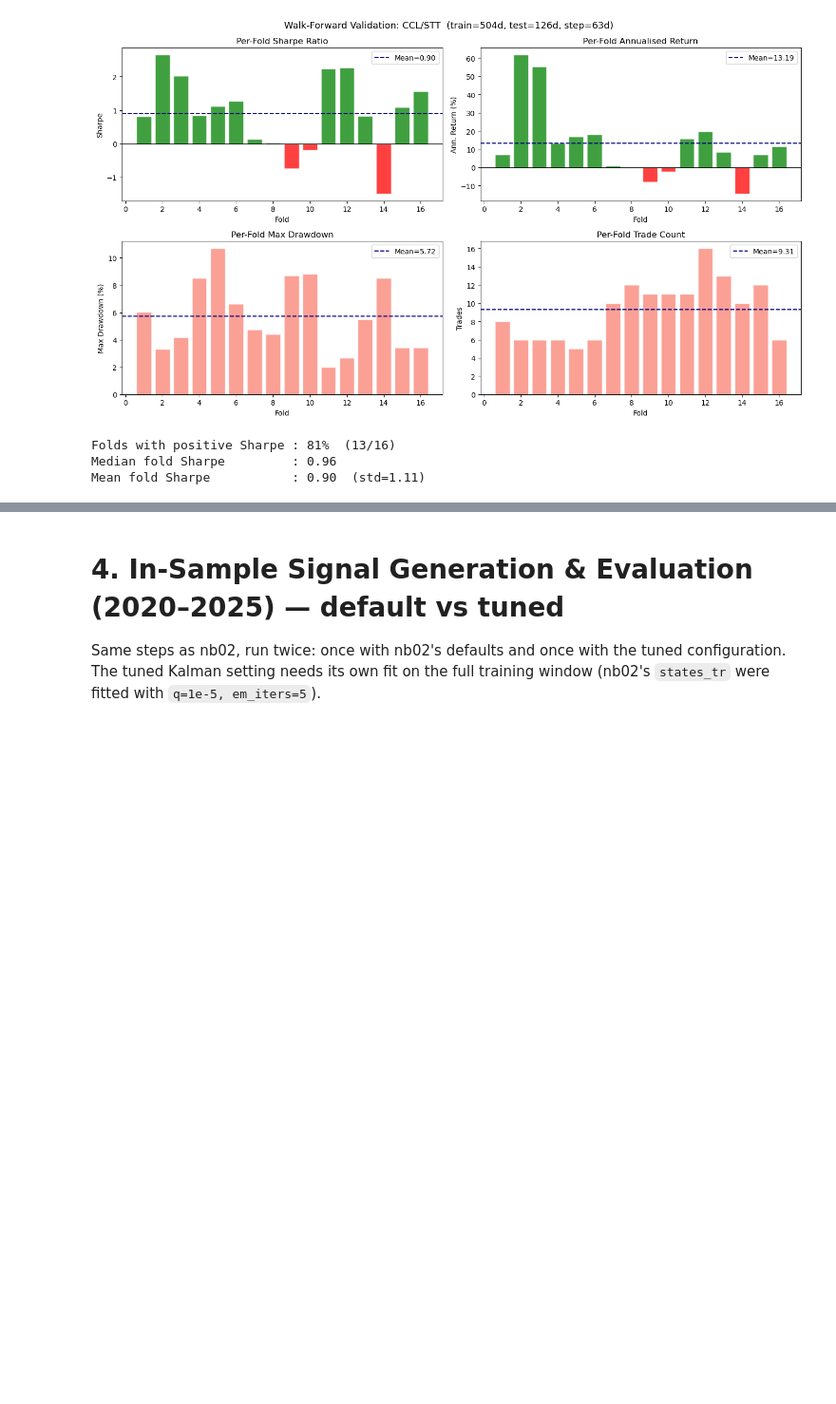
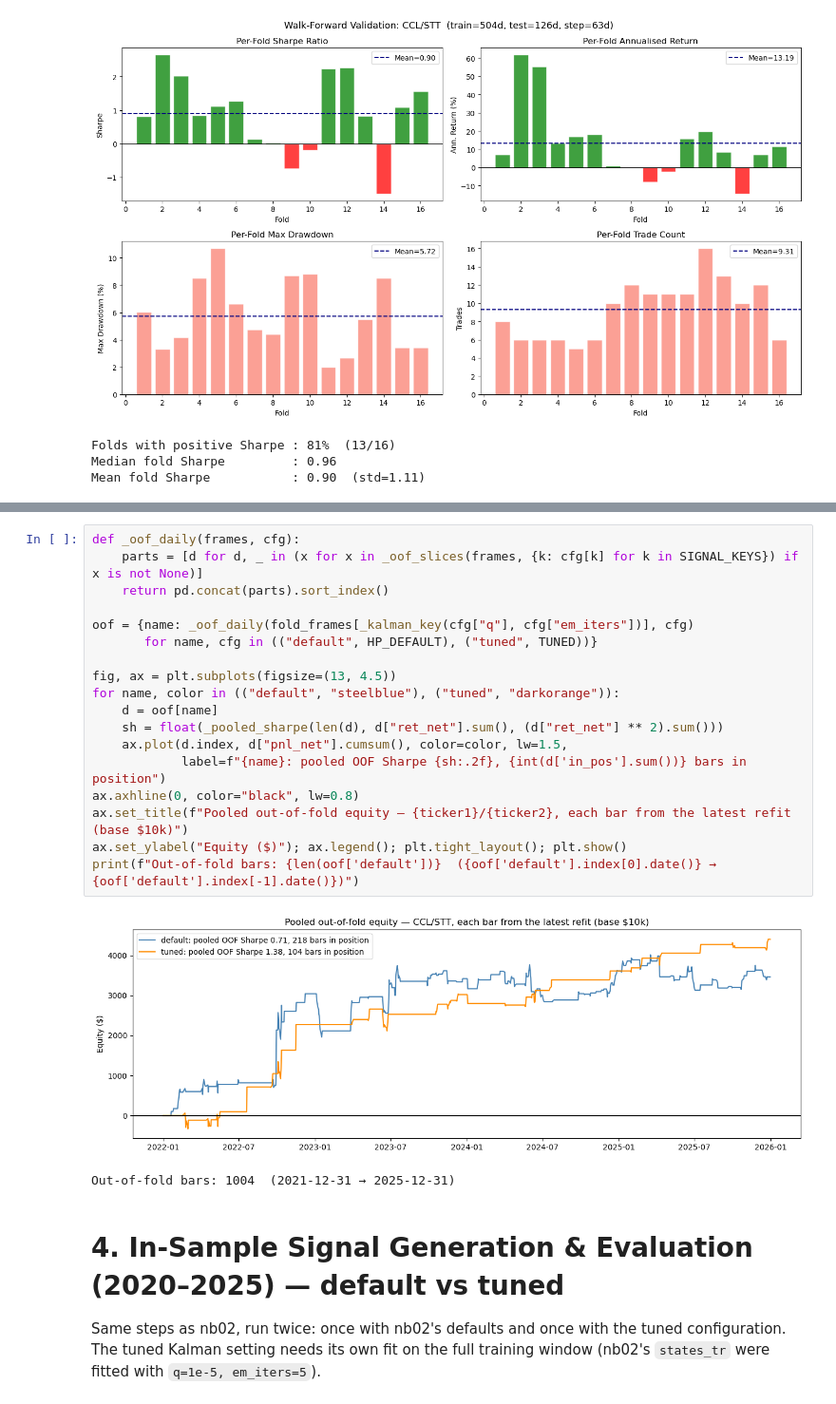
Before and after one commit to mengrenman/dynamic-hedge-pairs-trading, a Jupyter notebook: notebooks/pairs_trading_04_hyperparameter_tuning.ipynb, the cells around one changed output, grey strips where cells are left out. Shown at 95% size. Saved outputs shown, nothing was run; the diff lists cells and outputs as text; blank space fills up the shorter version.

```diff
--- a/notebooks/pairs_trading_04_hyperparameter_tuning.ipynb
+++ b/notebooks/pairs_trading_04_hyperparameter_tuning.ipynb
@@ -870,3 +935,24 @@ NCLH/TEL            0.238 1.045         0.625 0.625         154.000 36.000
+# %%
+def _oof_daily(frames, cfg):
+    parts = [d for d, _ in (x for x in _oof_slices(frames, {k: cfg[k] for k in SIGNAL_KEYS}) if x is not None)]
+    return pd.concat(parts).sort_index()
+
+oof = {name: _oof_daily(fold_frames[_kalman_key(cfg["q"], cfg["em_iters"])], cfg)
+       for name, cfg in (("default", HP_DEFAULT), ("tuned", TUNED))}
+
+fig, ax = plt.subplots(figsize=(13, 4.5))
+for name, color in (("default", "steelblue"), ("tuned", "darkorange")):
+    d = oof[name]
+    sh = float(_pooled_sharpe(len(d), d["ret_net"].sum(), (d["ret_net"] ** 2).sum()))
+    ax.plot(d.index, d["pnl_net"].cumsum(), color=color, lw=1.5,
+            label=f"{name}: pooled OOF Sharpe {sh:.2f}, {int(d['in_pos'].sum())} bars in position")
+ax.axhline(0, color="black", lw=0.8)
+ax.set_title(f"Pooled out-of-fold equity — {ticker1}/{ticker2}, each bar from the latest refit (base $10k)")
+ax.set_ylabel("Equity ($)"); ax.legend(); plt.tight_layout(); plt.show()
+print(f"Out-of-fold bars: {len(oof['default'])}  ({oof['default'].index[0].date()} → {oof['default'].index[-1].date()})")
+# %% [output]
+[figure, added]
+Out-of-fold bars: 1004  (2021-12-31 → 2025-12-31)
 # %% [markdown]
 
 # 4. In-Sample Signal Generation & Evaluation (2020–2025) — default vs tuned
```
Also changed, not shown: parts of 26 cells of this notebook, 7 other files.
